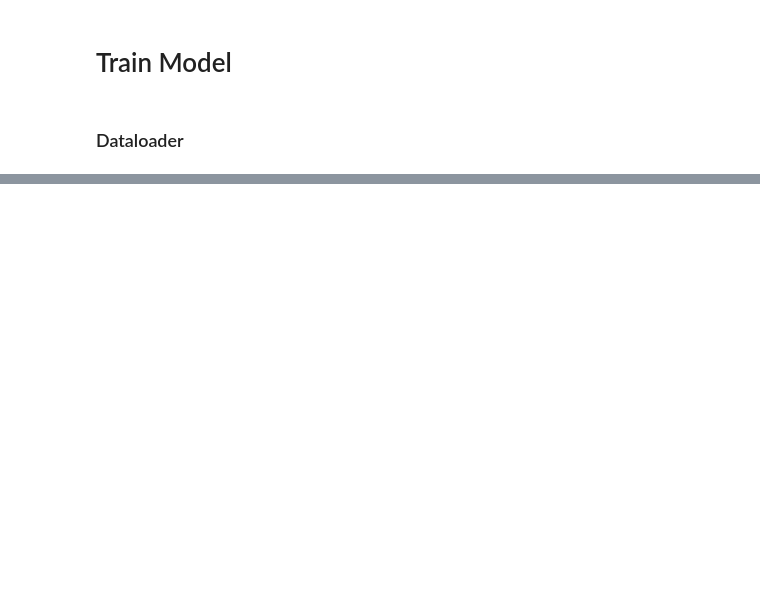
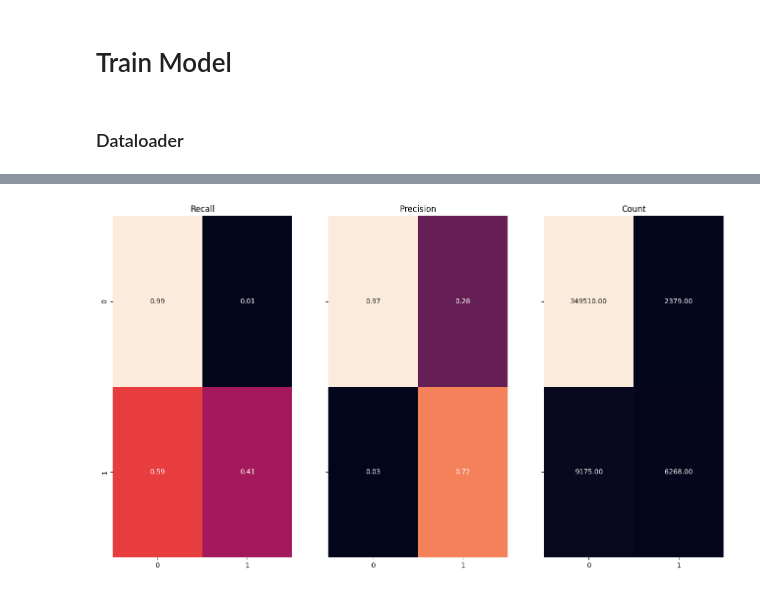
Before and after one commit to Musa-Azeem/HAR-accelerometer-ann, a Jupyter notebook: 1_train_on_continous.ipynb, the cells around one changed output, grey strips where cells are left out. Saved outputs shown, nothing was run; the diff lists cells and outputs as text; code cells hidden in the pictures; blank space fills up the shorter version.

```diff
--- a/1_train_on_continous.ipynb
+++ b/1_train_on_continous.ipynb
@@ -147,38 +207,16 @@ plt.savefig('loss.jpg')
 # %%
-# Test on test dataset
-model.eval()
-
-preds = []
-n_correct = 0
-loss = 0
-i =0
-for X_test, y_test in tqdm(test_dataloader):
-    X_test = X_test.to(device)
-    y_test = y_test.to(device)
-
-    logits = model(X_test)
-    pred = torch.round(nn.Sigmoid()(logits))
-
-    n_correct += sum(y_test == pred)
-    preds += pred.flatten().tolist()
-    loss += criterion(logits, y_test).item()
-    i+=1
-
-y_pred = np.array(preds).reshape(-1,1)
-accuracy = (n_correct / test_length).item()
-loss = loss / len(test_dataloader)
-print(f'Accuracy: {100*accuracy:.4}%')
-print(f'Loss: {loss:.5}')
-
-# Heatmap
+# Confusion Matrix
 
 y_true = test_dataset[:][1]
 
 fig,axes = plt.subplots(1,3,sharey=True,figsize=(10,5))
 sns.heatmap(confusion_matrix(y_true=y_true,y_pred=y_pred,normalize='true'),annot=True,ax=axes[0],cbar=False,fmt='.2f')
 sns.heatmap(confusion_matrix(y_true=y_true,y_pred=y_pred,normalize='pred'),annot=True,ax=axes[1],cbar=False,fmt='.2f')
 sns.heatmap(confusion_matrix(y_true=y_true,y_pred=y_pred),annot=True,ax=axes[2],cbar=False,fmt='.2f')
 axes[0].set_title('Recall')
 axes[1].set_title('Precision')
 axes[2].set_title('Count')
-plt.savefig(f'cm.jpg',dpi=200,bbox_inches='tight')
+fig.set_size_inches(16, 9)
+plt.savefig(f'cm.jpg',dpi=400,bbox_inches='tight')
+# %% [output]
+[figure, added]
```
Also changed, not shown: parts of 6 cells of this notebook, 1 other file.
